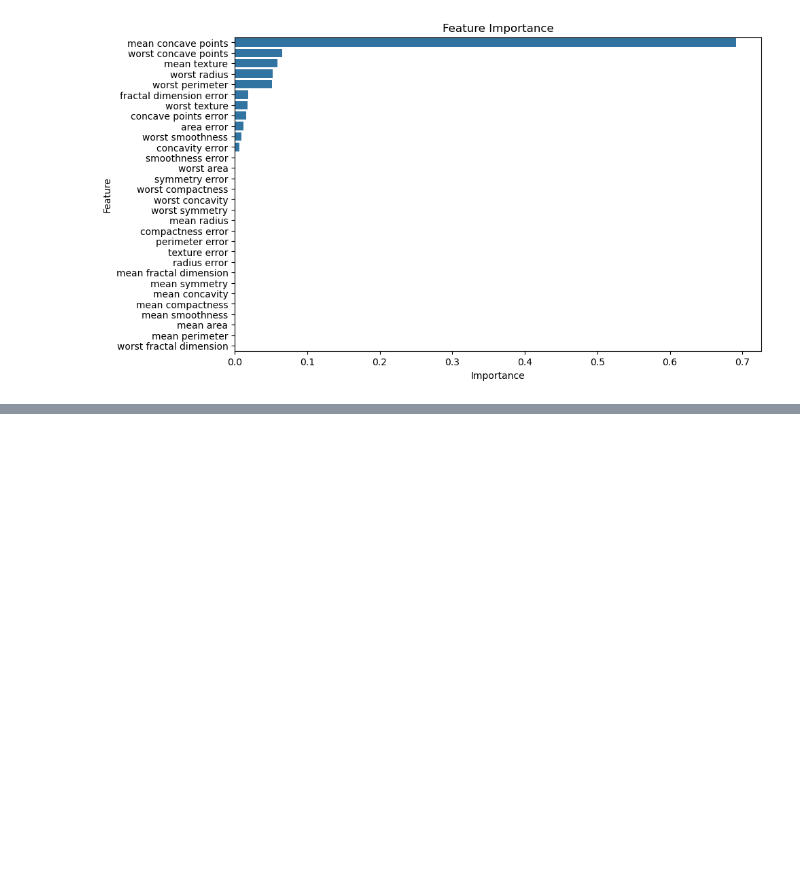
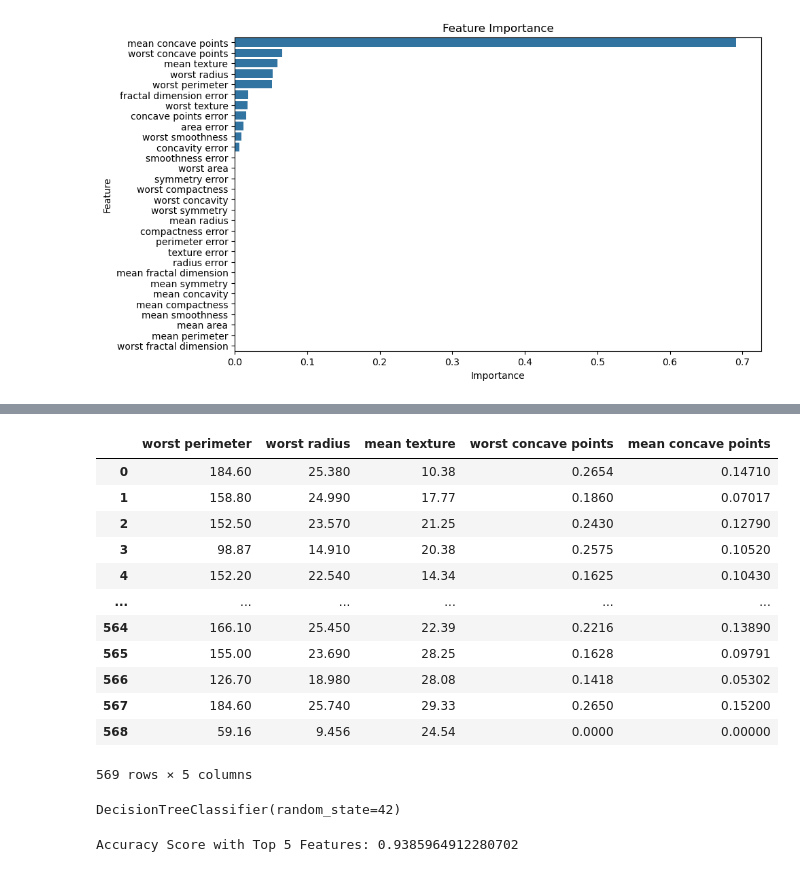
Before and after one commit to evisp/holbertonschool-machine_learning, a Jupyter notebook: portfolio_projects/supervised_learning/Complete Classification Wisconsin.ipynb, the cells around one changed output, grey strips where cells are left out. Drawn from its saved outputs; the diff is of its cells as text; code cells hidden in the pictures; blank space fills up the shorter version.

```diff
--- a/portfolio_projects/supervised_learning/Classification Wisconsin.ipynb
+++ b/portfolio_projects/supervised_learning/Complete Classification Wisconsin.ipynb
@@ -216,0 +241,42 @@ plt.show()
+# %%
+import numpy as np
+
+# Get the indices of the top 5 most important features
+top_5_indices = np.argsort(feature_importances)[-5:]  # Get the indices of the top 5 features
+top_5_features = [cancer_data.feature_names[i] for i in top_5_indices]  # Get the feature names
+
+# Create a subset dataset with only the top 5 features
+X_top_5 = data[top_5_features]
+X_top_5
+# %% [output]
+|  | worst perimeter | worst radius | mean texture | worst concave points | mean concave points |
+| 0 | 184.60 | 25.380 | 10.38 | 0.2654 | 0.14710 |
+| 1 | 158.80 | 24.990 | 17.77 | 0.1860 | 0.07017 |
+| 2 | 152.50 | 23.570 | 21.25 | 0.2430 | 0.12790 |
+| 3 | 98.87 | 14.910 | 20.38 | 0.2575 | 0.10520 |
+| 4 | 152.20 | 22.540 | 14.34 | 0.1625 | 0.10430 |
+| ... | ... | ... | ... | ... | ... |
+| 564 | 166.10 | 25.450 | 22.39 | 0.2216 | 0.13890 |
+| 565 | 155.00 | 23.690 | 28.25 | 0.1628 | 0.09791 |
+| 566 | 126.70 | 18.980 | 28.08 | 0.1418 | 0.05302 |
+| 567 | 184.60 | 25.740 | 29.33 | 0.2650 | 0.15200 |
+| 568 | 59.16 | 9.456 | 24.54 | 0.0000 | 0.00000 |
+569 rows × 5 columns
+# %%
+# Split the subset dataset into training and testing sets
+X_train_top_5, X_test_top_5, y_train, y_test = train_test_split(X_top_5, y, test_size=0.2, random_state=42)
+
+# Build the decision tree model
+model_top_5 = DecisionTreeClassifier(random_state=42)
+model_top_5.fit(X_train_top_5, y_train)
+# %% [output]
+DecisionTreeClassifier(random_state=42)
+# %%
+# Make predictions on the test set
+y_pred_top_5 = model_top_5.predict(X_test_top_5)
+
+# Evaluate the accuracy of the model
+accuracy_top_5 = accuracy_score(y_test, y_pred_top_5)
+print("Accuracy Score with Top 5 Features:", accuracy_top_5)
+# %% [output]
+Accuracy Score with Top 5 Features: 0.9385964912280702
```
Also changed, not shown: parts of 10 cells of this notebook, 1 other file.
